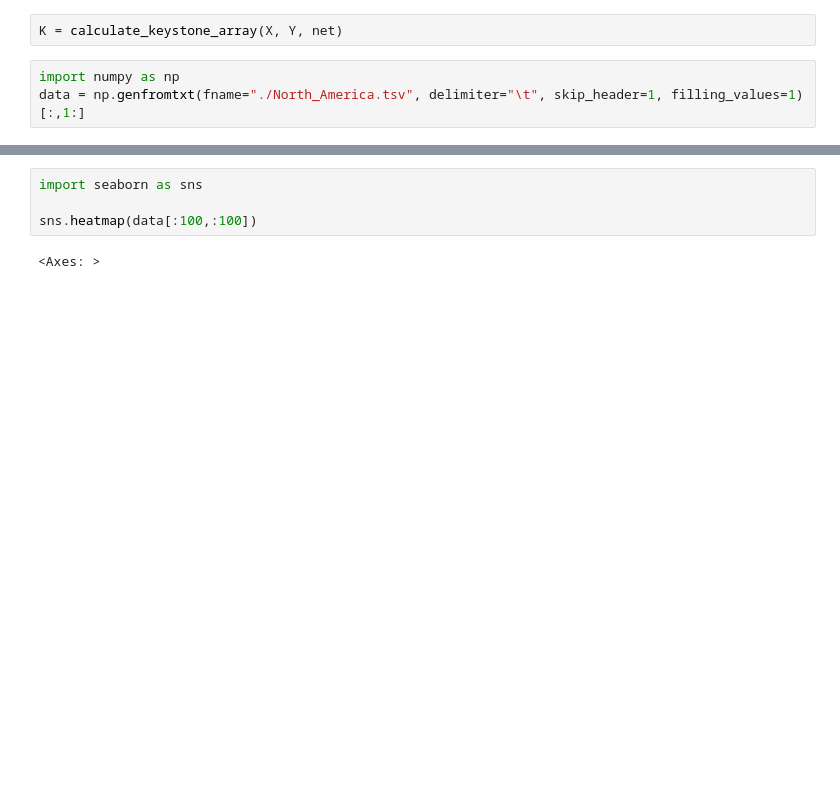
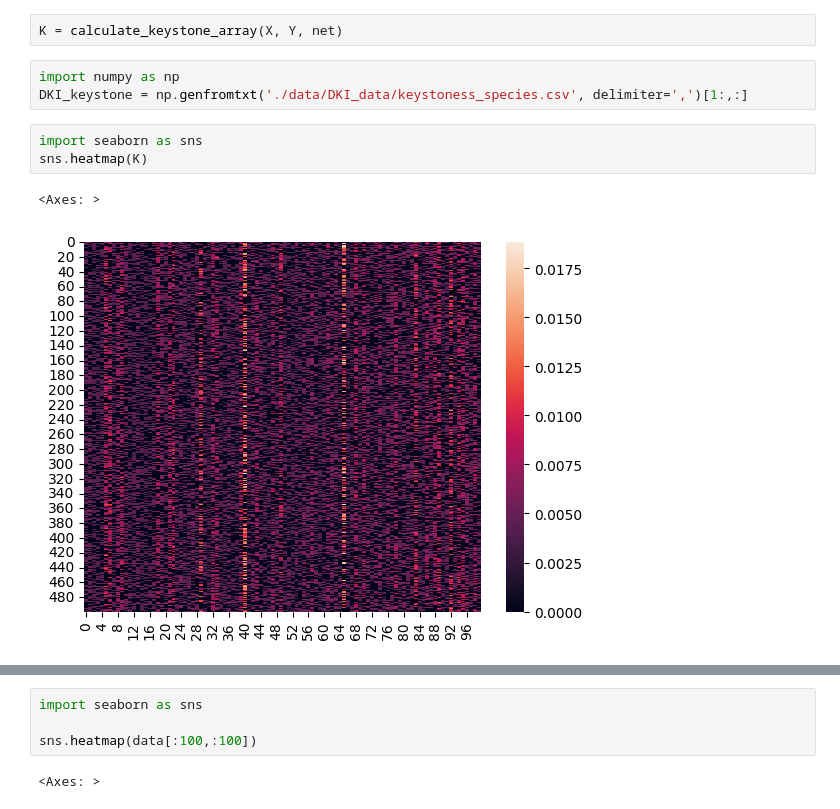
Before and after one commit to rkdan/Keystone, a Jupyter notebook: notebook.ipynb, the cells around one changed output, grey strips where cells are left out. Drawn from its saved outputs; the diff is of its cells as text; blank space fills up the shorter version.

Commit message:
Fixed keystone bug

```diff
--- a/notebook.ipynb
+++ b/notebook.ipynb
@@ -47,4 +73,10 @@ X.shape
 K = calculate_keystone_array(X, Y, net)
 # %%
 import numpy as np
-data = np.genfromtxt(fname="./North_America.tsv", delimiter="\t", skip_header=1, filling_values=1)[:,1:]
+DKI_keystone = np.genfromtxt('./data/DKI_data/keystoness_species.csv', delimiter=',')[1:,:]
+# %%
+import seaborn as sns
+sns.heatmap(K)
+# %% [output]
+<Axes: >
+[figure, added]
```
Also changed, not shown: parts of 16 cells of this notebook, 13 other files.
